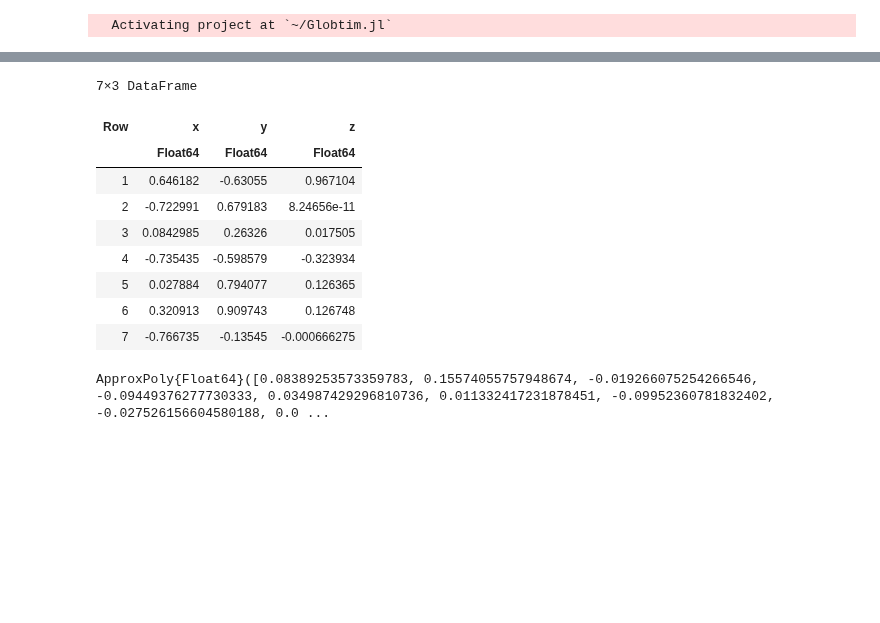
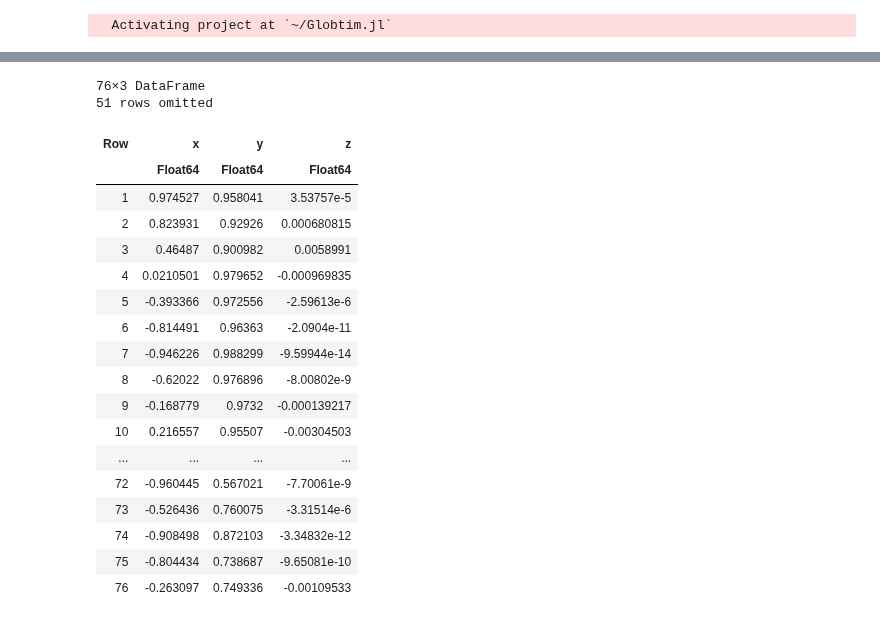
Before and after one commit to gescholt/Globtim.jl, a Jupyter notebook: Examples/Exact/Gaussians.ipynb, the cells around one changed output, grey strips where cells are left out. Saved outputs shown, nothing was run; the diff lists cells and outputs as text; code cells hidden in the pictures; blank space fills up the shorter version.

```diff
--- a/Examples/Exact/Gaussians.ipynb
+++ b/Examples/Exact/Gaussians.ipynb
@@ -25,9 +25,10 @@ params = init_gaussian_params(n, N, 0.2)
 rand_gaussian_closure = (x) -> rand_gaussian(x, params)
 f = rand_gaussian_closure; # Function to be optimized
 # %%
-d = 4 # Initial Degree
+d = 14 # Initial Degree
+SMPL = 40 # Number of samples
 center = [0.0, 0.0]
 TR = test_input(n, center, (alpha, delta), tol_l2, (0.0, 0.0), 1.0, 1.0, f)
-pol_cheb = Constructor(TR, d, GN=10, basis=:chebyshev)
-pol_lege = Constructor(TR, d, GN=10, basis=:legendre);
+pol_cheb = Constructor(TR, d, GN=SMPL, basis=:chebyshev)
+pol_lege = Constructor(TR, d, GN=SMPL, basis=:legendre);
 # %% [output]
@@ -56,0 +45,2 @@ The system is of degree: 3
+# %%
+real_pts_cheb = solve_polynomial_system(x, n, d, pol_cheb.coeffs; basis=:chebyshev, bigint=true)
@@ -56,0 +57,2 @@ The system is of degree: 3
+# %%
+real_pts_lege = solve_polynomial_system(x, n, d, pol_lege.coeffs; basis=:legendre, bigint=true)
@@ -57,42 +69,39 @@ The system is of degree: 3
 # %%
 function process_critical_points(real_pts, f, scale_factor)
-    # Filter points within the domain [-1,1] × [-1,1]
+    solutions = real_pts[1]  # Extract solutions from tuple
     condition(point) = -1 < point[1] < 1 && -1 < point[2] < 1
-    filtered_points = filter(condition, real_pts)
+    filtered_points = filter(condition, solutions)
 
-    # Extract coordinates
     h_x = Float64[point[1] for point in filtered_points]
     h_y = Float64[point[2] for point in filtered_points]
-
-    # Scale points and evaluate function
     h_z = map(p -> f([p[1], p[2]]), zip(scale_factor * h_x, scale_factor * h_y))
 
-    # Create DataFrame
-    DataFrame(
-        x=scale_factor * h_x,
-        y=scale_factor * h_y,
-        z=h_z
-    )
+    DataFrame(x=scale_factor * h_x, y=scale_factor * h_y, z=h_z)
 end
-
 # Usage example:
 df_cheb = process_critical_points(real_pts_cheb, f, scale_factor)
 df_lege = process_critical_points(real_pts_lege, f, scale_factor)
 # %% [output]
-7×3 DataFrame
+76×3 DataFrame
+51 rows omitted
 | Row | x | y | z |
 |  | Float64 | Float64 | Float64 |
-| 1 | 0.646182 | -0.63055 | 0.967104 |
-| 2 | -0.722991 | 0.679183 | 8.24656e-11 |
-| 3 | 0.0842985 | 0.26326 | 0.017505 |
-| 4 | -0.735435 | -0.598579 | -0.323934 |
-| 5 | 0.027884 | 0.794077 | 0.126365 |
-| 6 | 0.320913 | 0.909743 | 0.126748 |
-| 7 | -0.766735 | -0.13545 | -0.000666275 |
+| 1 | 0.974527 | 0.958041 | 3.53757e-5 |
+| 2 | 0.823931 | 0.92926 | 0.000680815 |
+| 3 | 0.46487 | 0.900982 | 0.0058991 |
+| 4 | 0.0210501 | 0.979652 | -0.000969835 |
+| 5 | -0.393366 | 0.972556 | -2.59613e-6 |
+| 6 | -0.814491 | 0.96363 | -2.0904e-11 |
+| 7 | -0.946226 | 0.988299 | -9.59944e-14 |
+| 8 | -0.62022 | 0.976896 | -8.00802e-9 |
+| 9 | -0.168779 | 0.9732 | -0.000139217 |
+| 10 | 0.216557 | 0.95507 | -0.00304503 |
+| ... | ... | ... | ... |
+| 72 | -0.960445 | 0.567021 | -7.70061e-9 |
+| 73 | -0.526436 | 0.760075 | -3.31514e-6 |
+| 74 | -0.908498 | 0.872103 | -3.34832e-12 |
+| 75 | -0.804434 | 0.738687 | -9.65081e-10 |
+| 76 | -0.263097 | 0.749336 | -0.00109533 |
-# %%
-pol_cheb
-# %% [output]
-ApproxPoly{Float64}([0.08389253573359783, 0.15574055757948674, -0.019266075254266546, -0.09449376277730333, 0.034987429296810736, 0.011332417231878451, -0.09952360781832402, -0.027526156604580188, 0.0 ...
 # %%
 using GLMakie
 
```
Also changed, not shown: parts of 12 cells of this notebook, 6 other files.
